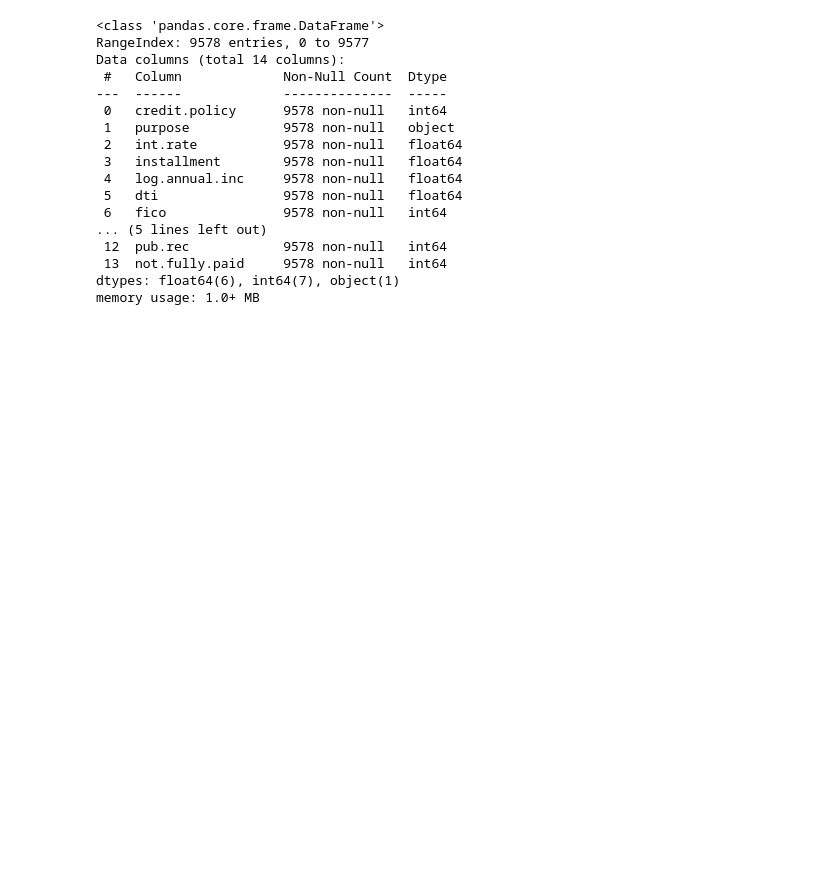
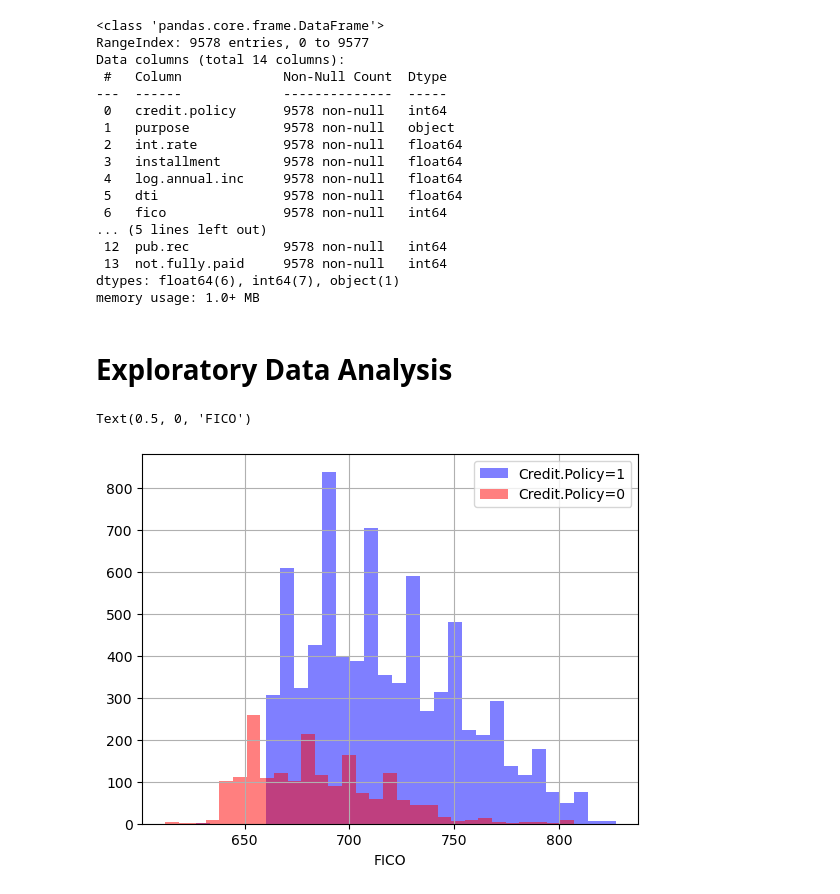
Before and after one commit to negarndn/Invest-Predictor, a Jupyter notebook: Invest Predictor.ipynb, the cells around one changed output. Saved outputs shown, nothing was run; the diff lists cells and outputs as text; code cells hidden in the pictures; blank space fills up the shorter version.

```diff
--- a/Invest Predictor.ipynb
+++ b/Invest Predictor.ipynb
@@ -9,5 +9,5 @@ import seaborn as sns
 # %% [markdown]
 ## Get the Data
 # %%
-df = pd.read_csv('loan_data.csv')
+loans = pd.read_csv('loan_data.csv')
 # %%
@@ -51,3 +51,15 @@ Data columns (total 14 columns):
  13  not.fully.paid     9578 non-null   int64
 dtypes: float64(6), int64(7), object(1)
 memory usage: 1.0+ MB
+# %% [markdown]
+# Exploratory Data Analysis
+# %%
+loans[loans['credit.policy']==1]['fico'].hist(alpha=0.5,color='blue',
+                                              bins=30,label='Credit.Policy=1')
+loans[loans['credit.policy']==0]['fico'].hist(alpha=0.5,color='red',
+                                              bins=30,label='Credit.Policy=0')
+plt.legend()
+plt.xlabel('FICO')
+# %% [output]
+Text(0.5, 0, 'FICO')
+[figure, added]
```
Also changed, not shown: parts of 30 cells of this notebook.
